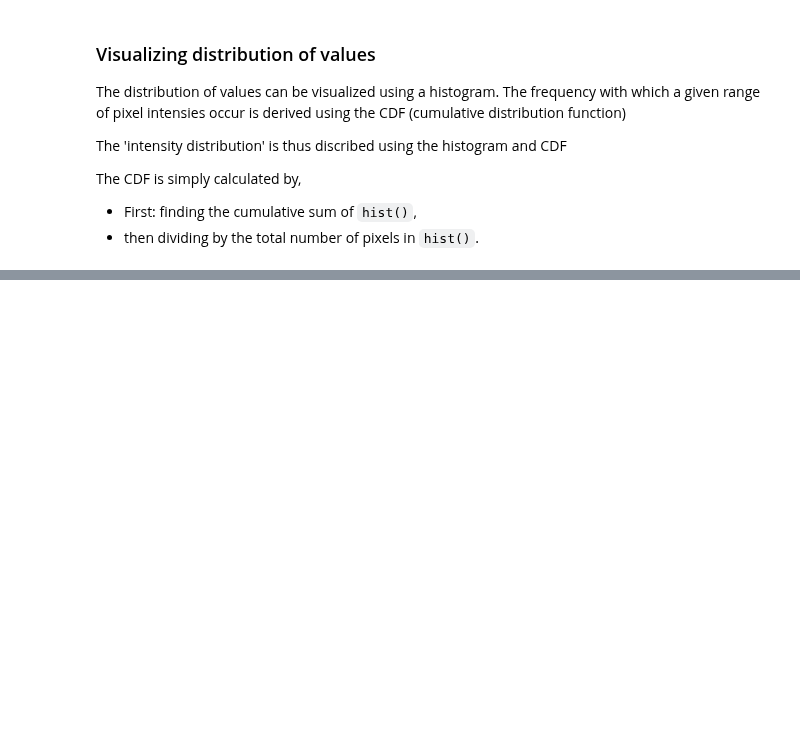
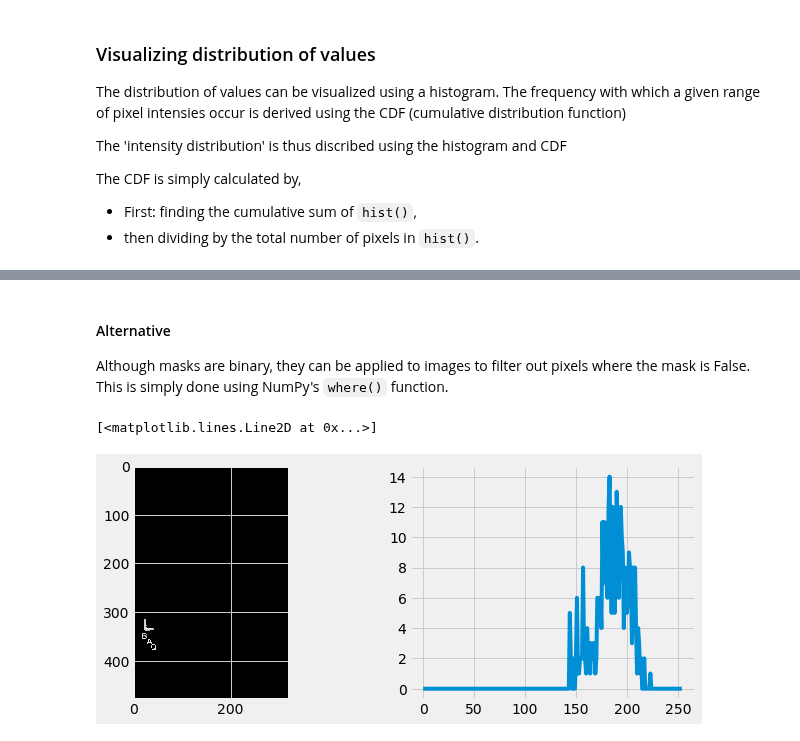
Before and after one commit to Venkat-Rajgopal/Medical-Image-Analysis, a Jupyter notebook: Masking and filtering.ipynb, the cells around one changed output, grey strips where cells are left out. Drawn from its saved outputs; the diff is of its cells as text; code cells hidden in the pictures; blank space fills up the shorter version.

```diff
--- a/Masking and filtering.ipynb
+++ b/Masking and filtering.ipynb
@@ -69,0 +101,19 @@ We can restrict the analysis to only the most important part of an image by crea
+# %% [markdown]
+#### Alternative
+
+Although masks are binary, they can be applied to images to filter out pixels where the mask is False. This is simply done using NumPy's `where()` function.
+# %%
+# Screen out non-bone pixels from "im"
+mask_bone = im >= 145
+im_bone = np.where(mask_bone, im, 0)
+
+# Get the histogram of bone intensities
+hist = ndi.histogram(im_bone, min=1, max=255, bins=255)
+
+# Plot masked image and histogram
+fig, ax = plt.subplots(1,2, figsize=(10,4))
+ax[0].imshow(im_bone, cmap='gray')
+ax[1].plot(hist)
+# %% [output]
+[<matplotlib.lines.Line2D at 0x...>]
+[figure, added]
```
Also changed, not shown: parts of 9 cells of this notebook, 1 other file.
